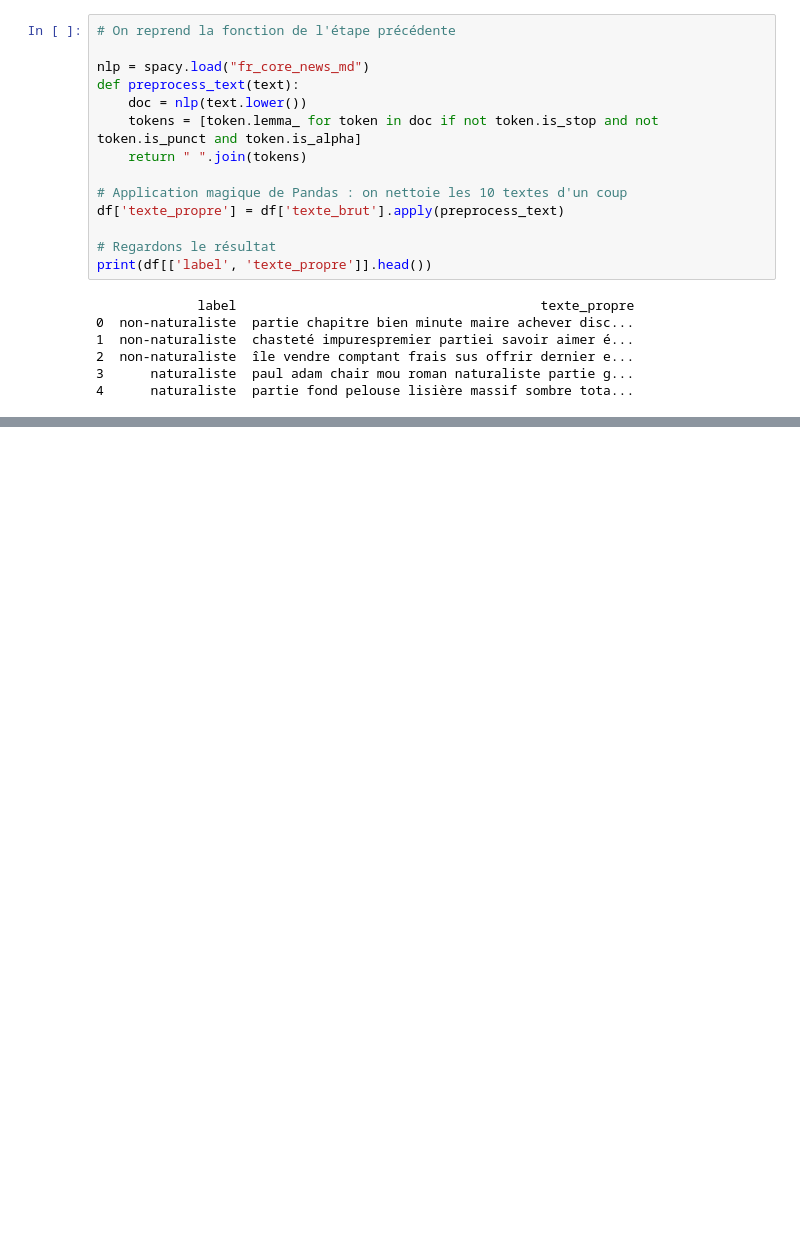
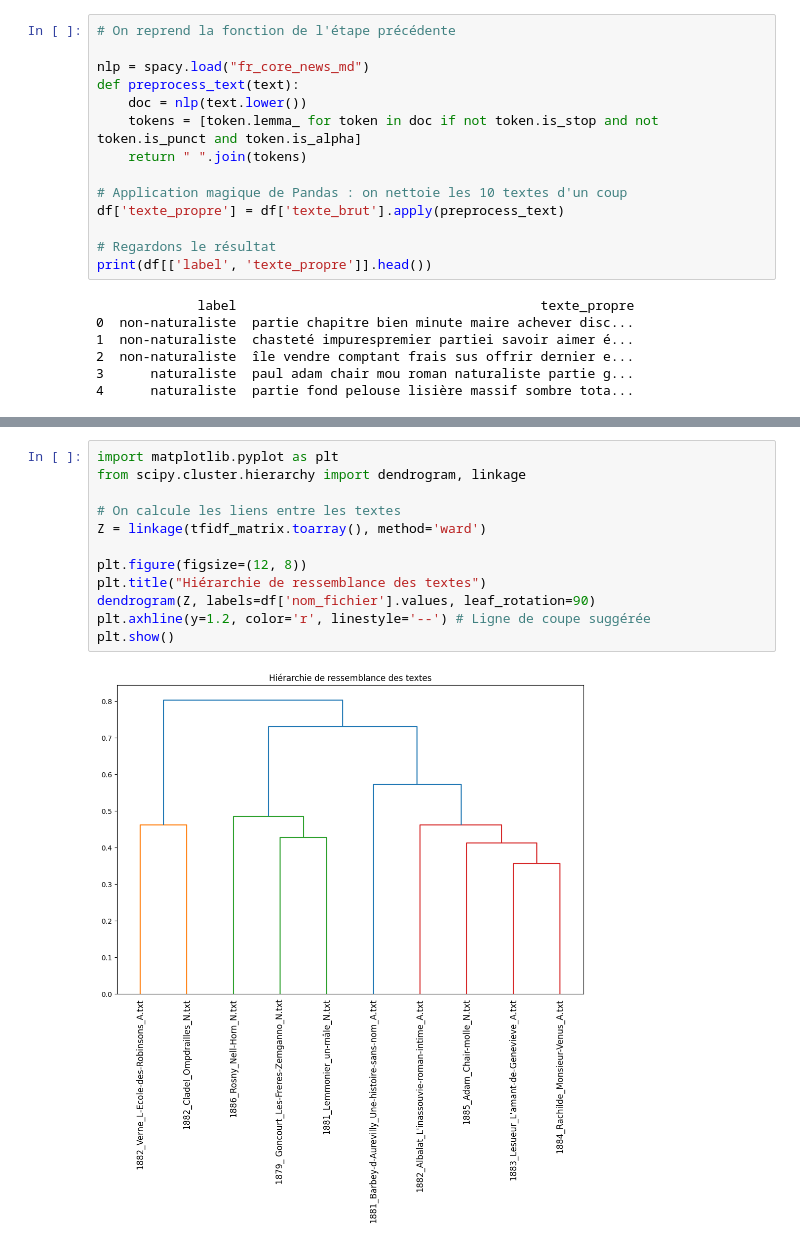
Before and after one commit to NagromLeBG/Analyse-champs-lexicaux-sur-les-Goncourt, a Jupyter notebook: Test_Morgan.ipynb, the cells around one changed output, grey strips where cells are left out. Cells and saved outputs as stored; diff of their text form; blank space fills up the shorter version.

```diff
--- a/Test_Morgan.ipynb
+++ b/Test_Morgan.ipynb
@@ -127,0 +160,14 @@ plt.show()
+# %%
+import matplotlib.pyplot as plt
+from scipy.cluster.hierarchy import dendrogram, linkage
+
+# On calcule les liens entre les textes
+Z = linkage(tfidf_matrix.toarray(), method='ward')
+
+plt.figure(figsize=(12, 8))
+plt.title("Hiérarchie de ressemblance des textes")
+dendrogram(Z, labels=df['nom_fichier'].values, leaf_rotation=90)
+plt.axhline(y=1.2, color='r', linestyle='--') # Ligne de coupe suggérée
+plt.show()
+# %% [output]
+[figure, added]
```
Also changed, not shown: parts of 6 cells of this notebook.
